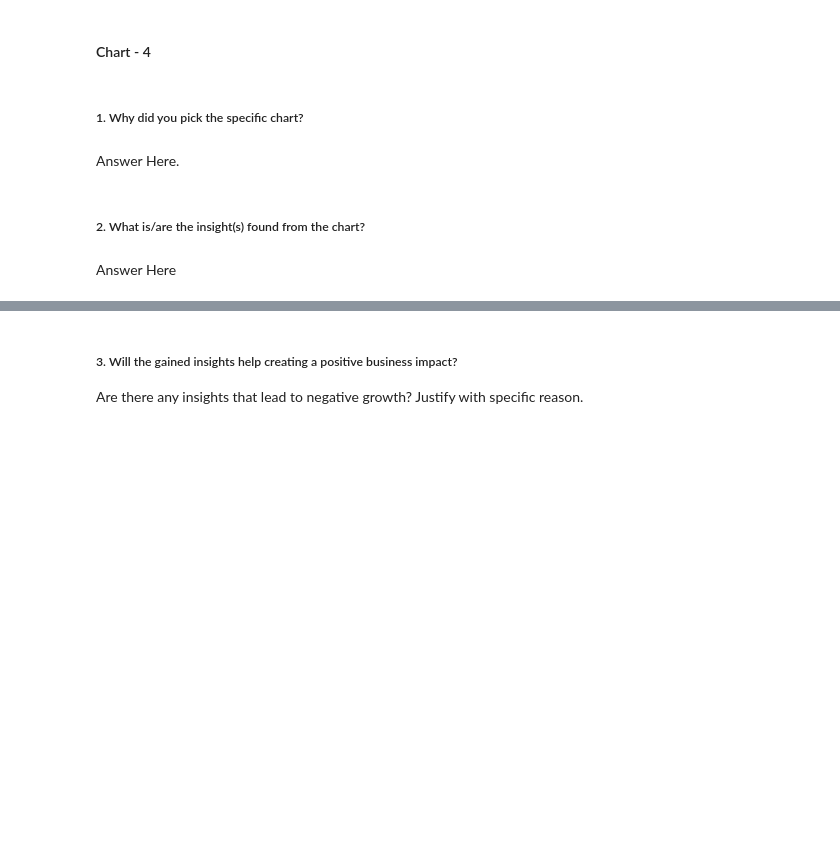
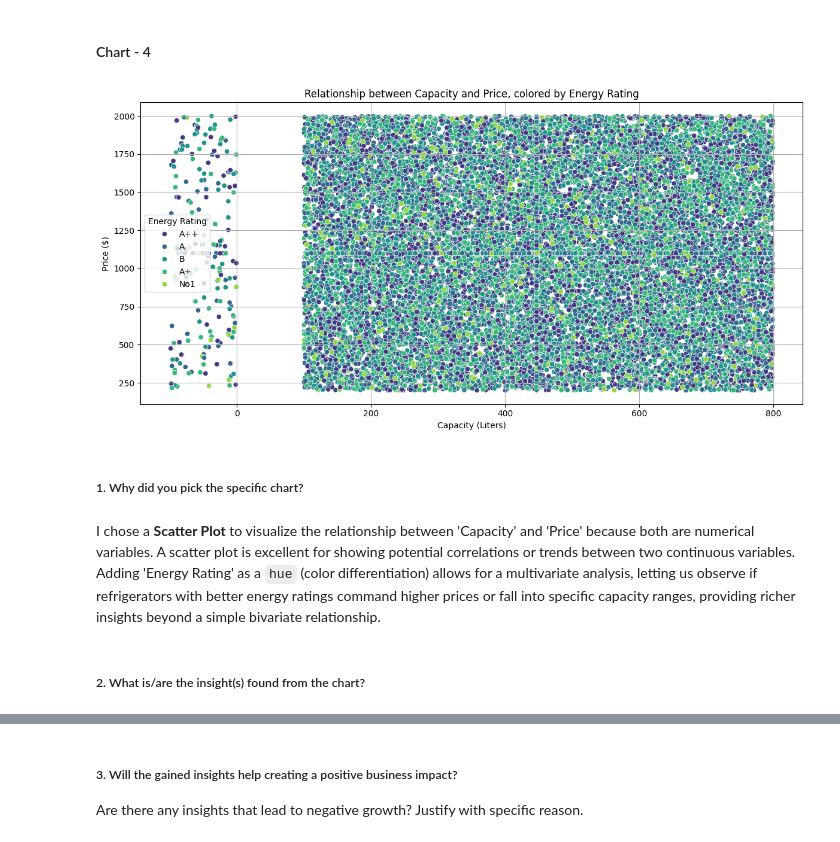
Before and after one commit to SEnvironment/AIML_Winnovation_2026_Regression_Project, a Jupyter notebook: Alok_Regression_ML_Submission_Template.ipynb, the cells around one changed output, grey strips where cells are left out. Saved outputs shown, nothing was run; the diff lists cells and outputs as text; code cells hidden in the pictures; blank space fills up the shorter version.

```diff
--- a/Alok_Regression_ML_Submission_Template.ipynb
+++ b/Alok_Regression_ML_Submission_Template.ipynb
@@ -194,8 +475,18 @@ Answer Here
+# %%
+# Chart - 4 visualization code
+plt.figure(figsize=(12, 6))
+sns.scatterplot(data=fp, x='Capacity', y='Price', hue='Energy Rating', palette='viridis')
+plt.title('Relationship between Capacity and Price, colored by Energy Rating')
+plt.xlabel('Capacity (Liters)')
+plt.ylabel('Price ($)')
+plt.grid(True)
+plt.tight_layout()
+plt.show()
+# %% [output]
+[figure, added]
 # %% [markdown]
 ##### 1. Why did you pick the specific chart?
-# %% [markdown]
-Answer Here.
+# %% [markdown]
+I chose a **Scatter Plot** to visualize the relationship between 'Capacity' and 'Price' because both are numerical variables. A scatter plot is excellent for showing potential correlations or trends between two continuous variables. Adding 'Energy Rating' as a `hue` (color differentiation) allows for a multivariate analysis, letting us observe if refrigerators with better energy ratings command higher prices or fall into specific capacity ranges, providing richer insights beyond a simple bivariate relationship.
 # %% [markdown]
 ##### 2. What is/are the insight(s) found from the chart?
-# %% [markdown]
-Answer Here
```
Also changed, not shown: parts of 153 cells of this notebook.
